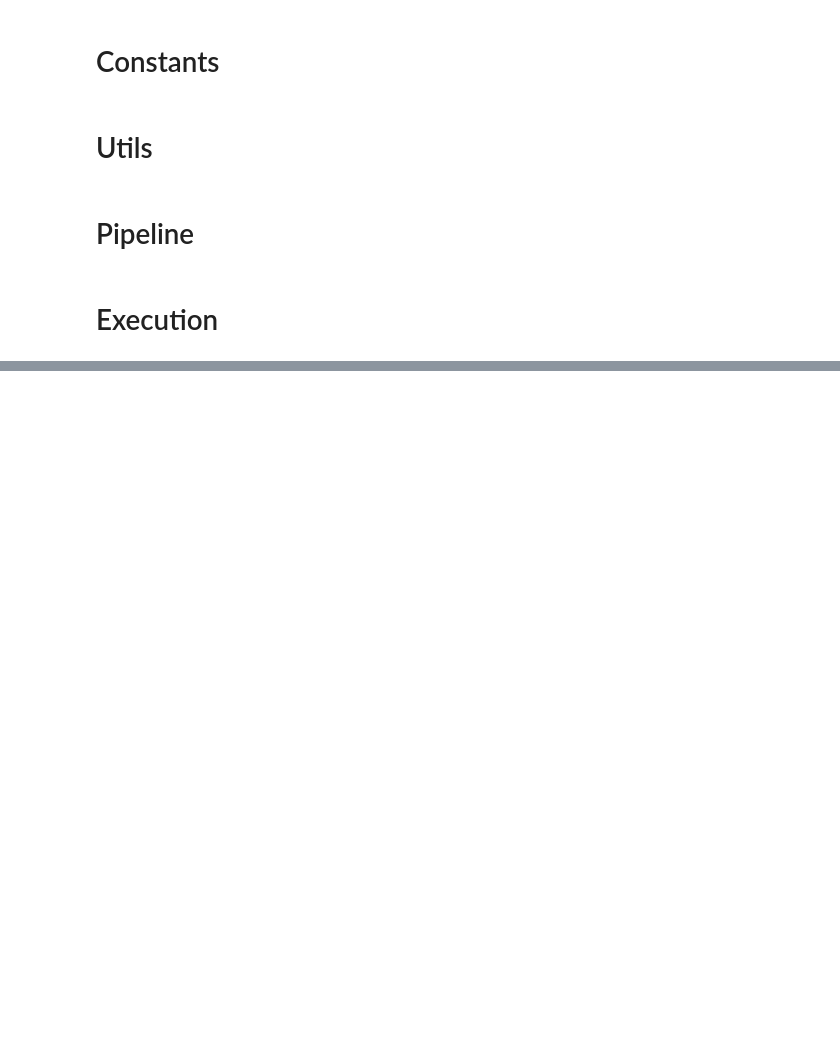
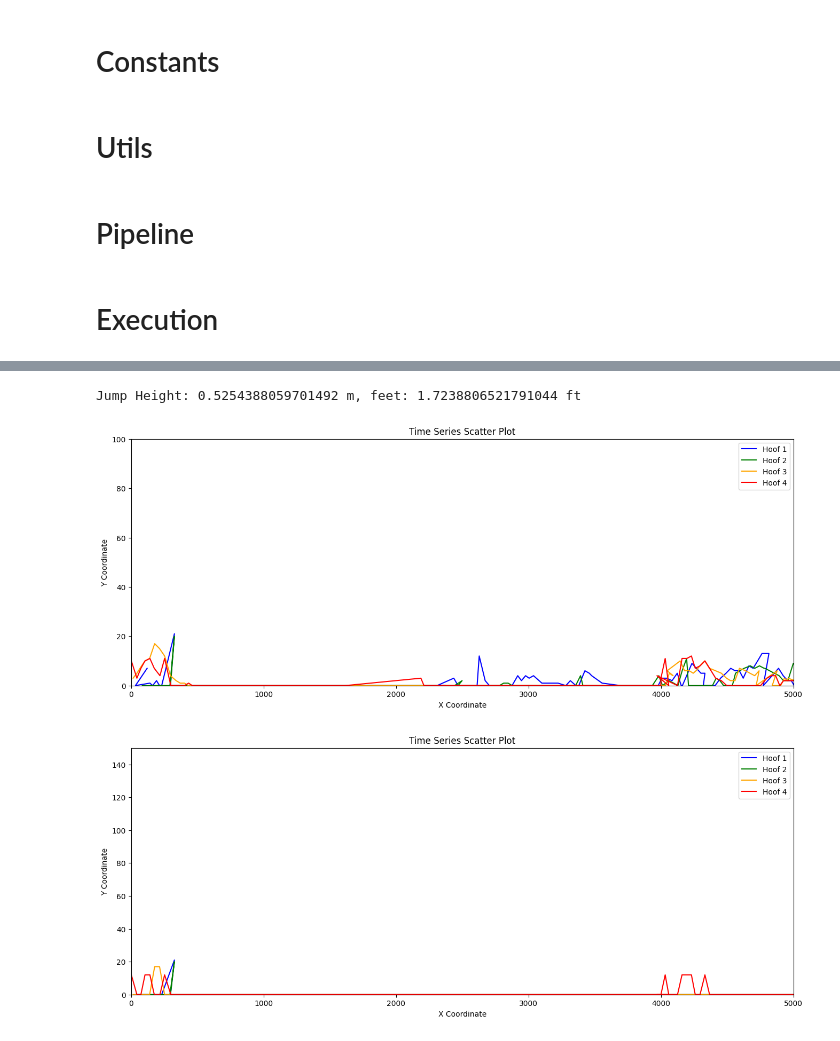
Before and after one commit to syedfaiqueali/Kaggle-Notebooks, a Jupyter notebook: horse-ride-analysis-pipeline.ipynb, the cells around one changed output, grey strips where cells are left out. Drawn from its saved outputs; the diff is of its cells as text; code cells hidden in the pictures; blank space fills up the shorter version.

Commit message:
Kaggle Notebook | horse-ride-analysis-pipeline | Version 2

```diff
--- a/horse-ride-analysis-pipeline.ipynb
+++ b/horse-ride-analysis-pipeline.ipynb
@@ -21,7 +21,6 @@ RESULTS_1 = '/kaggle/input/horse-riding-jumping-walking/sample_1_results.csv'
 RESULTS_2 = '/kaggle/input/horse-riding-jumping-walking/sample_2_results.csv'
 RESULTS_3 = '/kaggle/input/horse-riding-jumping-walking/sample_3_results.csv'
 RESULTS_4 = '/kaggle/input/horse-riding-jumping-walking/sample_4_results.csv'
-HORSE_HH_METERS = 1.524 # 5Feet
 # %% [markdown]
 # Utils
 # %%
@@ -449,7 +448,7 @@ def horse_ride_analysis_pipeline(dataset_path):
     peak_analysis_data =  get_peak_data(hoof_1, hoof_2, hoof_3, hoof_4)
 
     # Step3: Calculate horse_hh_px
-    HORSE_HH_METERS = 1.524 # 5Feet
+    HORSE_HH_METERS = 1.6764 # 5Feet {5: 1.524, 5.5: 1.6764}
     test_row = scaled_df.iloc[1]
     px_to_m_scale = calculate_horse_hh_px(test_row, HORSE_HH_METERS)
 
@@ -462,8 +461,8 @@ def horse_ride_analysis_pipeline(dataset_path):
     # plt_frame_points(df.iloc[idx])
     # plt_frame_points(shifted_df.iloc[idx])
     # plt_frame_points(scaled_df.iloc[idx], img_width=150, img_height=100, radius=2, thickness=1)
-    # plt_hooves_path_analysis(hoof_1, hoof_2, hoof_3, hoof_4)
-    # plt_highest_peak_analysis(hoof_1, hoof_2, hoof_3, hoof_4)
+    plt_hooves_path_analysis(hoof_1, hoof_2, hoof_3, hoof_4)
+    plt_highest_peak_analysis(hoof_1, hoof_2, hoof_3, hoof_4)
 # %% [markdown]
 # Execution
 # %%
@@ -472,0 +474,6 @@ Jump Height: 1.1545454545454545 m, feet: 3.787878909090909 ft
+# %%
+horse_ride_analysis_pipeline(RESULTS_2)
+# %% [output]
+Jump Height: 0.5254388059701492 m, feet: 1.7238806521791044 ft
+[figure, added]
+[figure, added]
```
Also changed, not shown: parts of 3 cells of this notebook.
